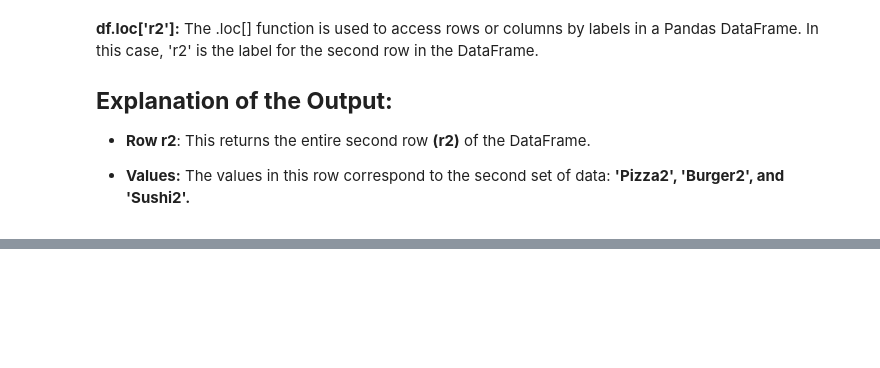
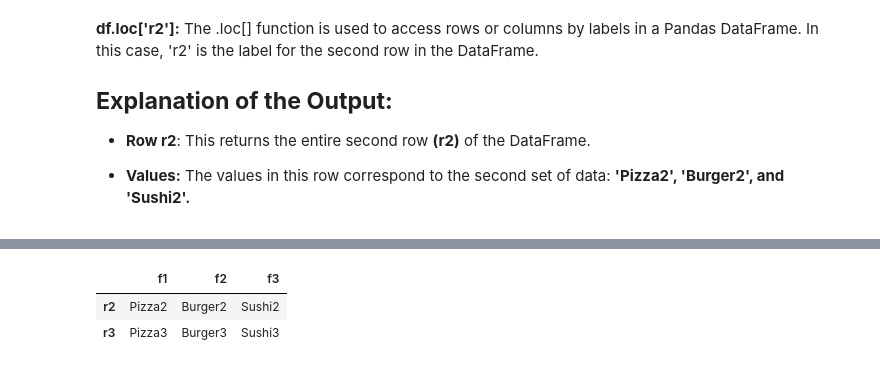
Before and after one commit to malihemaboodi/Basic-of-Pandas-for-beginner, a Jupyter notebook: Basic_of_Pandas.ipynb, the cells around one changed output, grey strips where cells are left out. Saved outputs shown, nothing was run; the diff lists cells and outputs as text; code cells hidden in the pictures; blank space fills up the shorter version.

```diff
--- a/Basic_of_Pandas.ipynb
+++ b/Basic_of_Pandas.ipynb
@@ -276,0 +372,7 @@ dtype: object
+# %%
+df.drop('r1', inplace=True)
+df
+# %% [output]
+|  | f1 | f2 | f3 |
+| r2 | Pizza2 | Burger2 | Sushi2 |
+| r3 | Pizza3 | Burger3 | Sushi3 |
```
Also changed, not shown: parts of 11 cells of this notebook.
